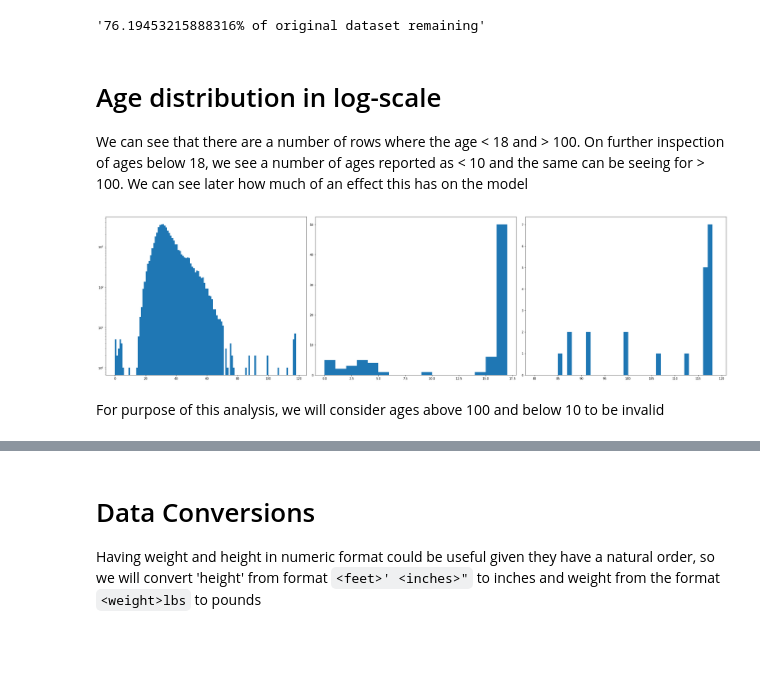
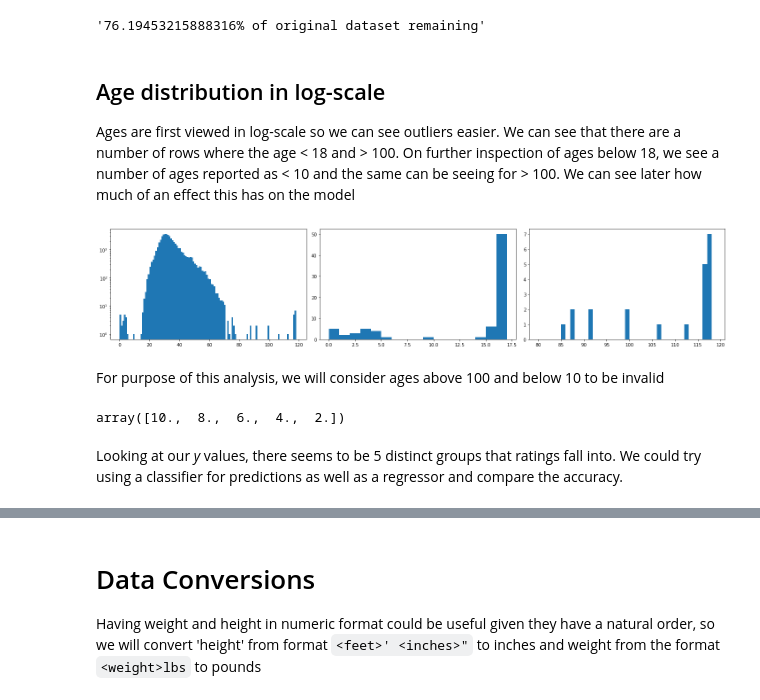
Before and after one commit to Strum355/CS4618-Reviews-Predictor, a Jupyter notebook: Assignment 1.ipynb, the cells around one changed output, grey strips where cells are left out. Drawn from its saved outputs; the diff is of its cells as text; code cells hidden in the pictures; blank space fills up the shorter version.

Commit message:
Introducing more classifiers and some more md text

```diff
--- a/Assignment 1.ipynb
+++ b/Assignment 1.ipynb
@@ -30,4 +30,5 @@ from sklearn.naive_bayes import MultinomialNB
 from sklearn.metrics import classification_report, confusion_matrix, accuracy_score, mean_absolute_error
 from sklearn.cross_decomposition import CCA
 # %%
-df = pd.read_csv("datasets/reviews.csv.gz", compression="gzip")
+#df = pd.read_csv("datasets/reviews.csv.gz", compression="gzip")
+df = pd.read_csv("datasets/reviews.csv")
@@ -108,18 +109,18 @@ f"{(df_no_nan.shape[0]/df.shape[0])*100}% of original dataset remaining"
 # %% [output]
 '76.19453215888316% of original dataset remaining'
 # %% [markdown]
-# Age distribution in log-scale
-We can see that there are a number of rows where the age < 18 and > 100.
+## Age distribution in log-scale
+Ages are first viewed in log-scale so we can see outliers easier. We can see that there are a number of rows where the age < 18 and > 100.
 On further inspection of ages below 18, we see a number of ages reported as < 10 and the same can be seeing for > 100.
 We can see later how much of an effect this has on the model
 # %%
-fig, ax = plt.subplots(nrows=1, ncols=3, figsize=(30, 8))
+fig, ax = plt.subplots(nrows=1, ncols=3, figsize=(20, 4))
 ax[0].hist(df['age'], bins=[x for x in range(0, 120, 1)], log=True)
 ax[1].hist(df['age'], bins=[x for x in range(0, 18, 1)])
 ax[2].hist(df['age'], bins=[x for x in range(80, 120, 1)])
 fig.tight_layout()
 # %% [output]
-[figure, old version]
+[figure, new version]
 # %% [markdown]
 For purpose of this analysis, we will consider ages above 100 and below 10 to be invalid
 # %%
@@ -127,6 +128,12 @@ df_no_nan = (df_no_nan[~(df_no_nan['age'] < 10)]).copy()
 df_no_nan.reset_index(drop=True, inplace=True)
 df_no_nan = (df_no_nan[~(df_no_nan['age'] > 100)])
 df_no_nan.reset_index(drop=True, inplace=True)
+# %%
+df_no_nan['rating'].unique()
+# %% [output]
+array([10.,  8.,  6.,  4.,  2.])
+# %% [markdown]
+Looking at our *y* values, there seems to be 5 distinct groups that ratings fall into. We could try using a classifier for predictions as well as a regressor and compare the accuracy.
 # %%
 df_no_nan.describe(include='all')
 # %% [output]
```
Also changed, not shown: parts of 13 cells of this notebook.
